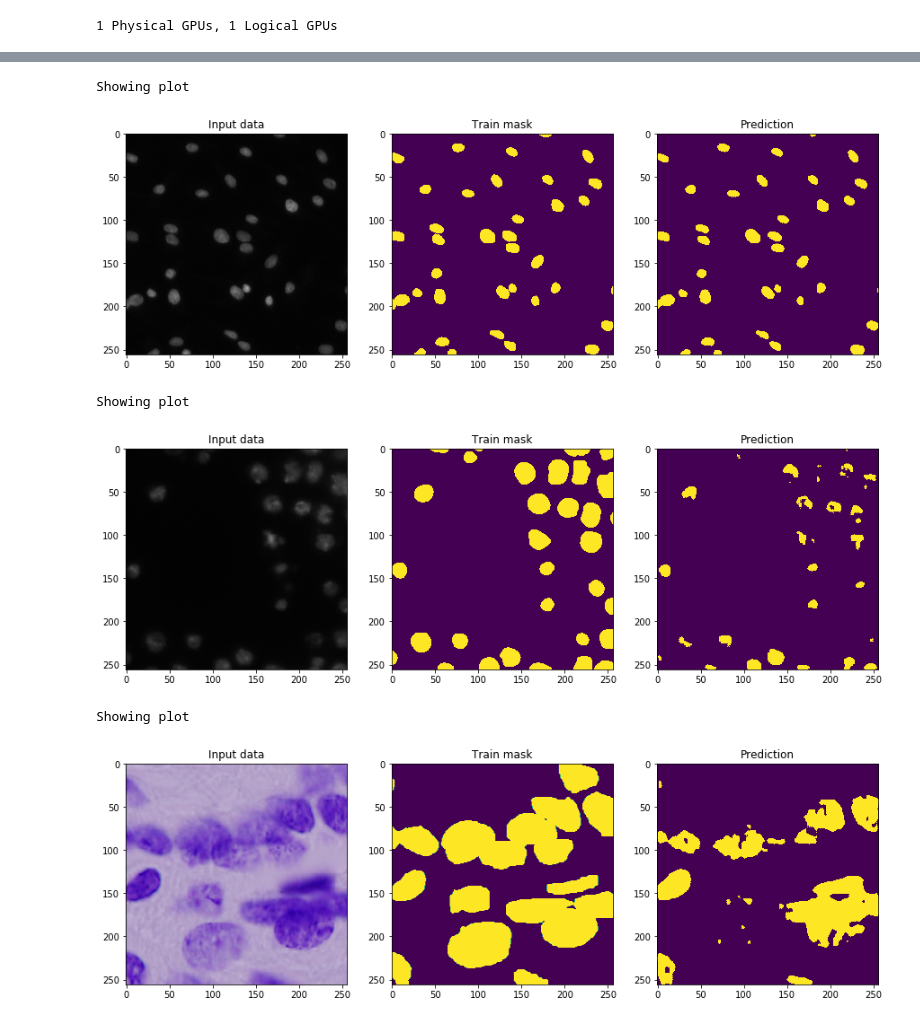
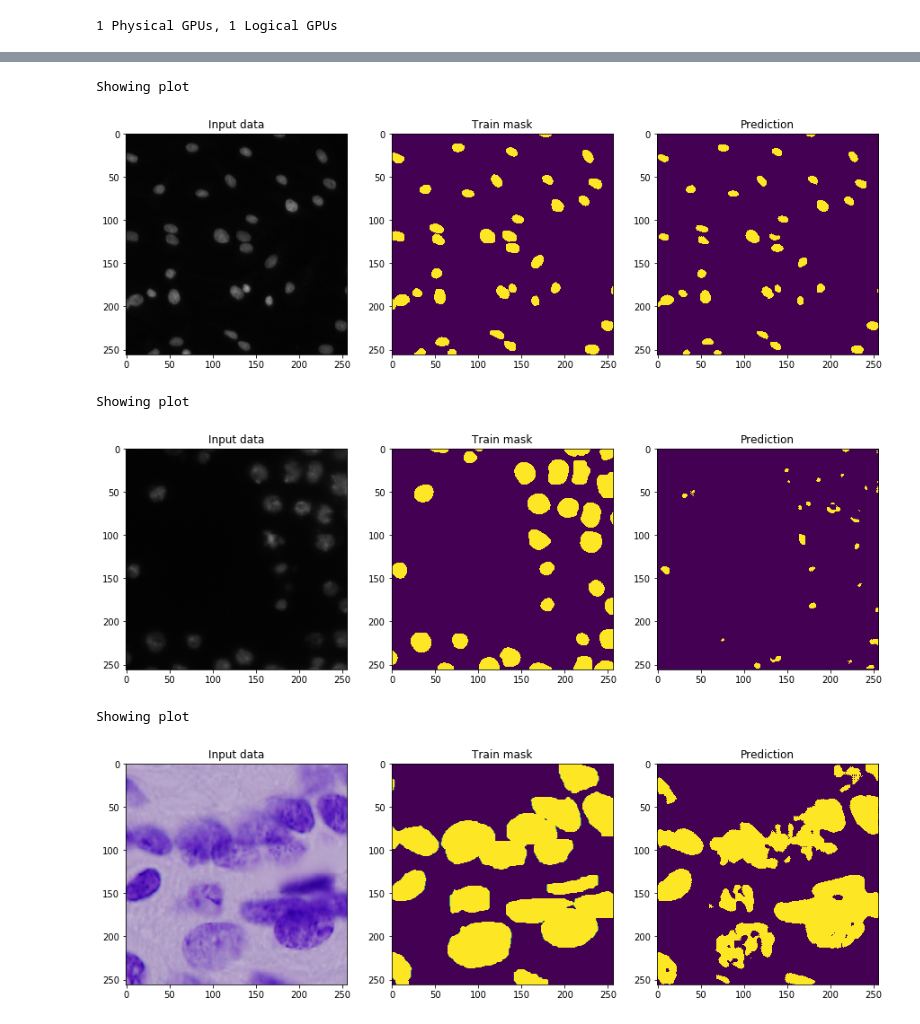
Before and after one commit to JakobGM/project-thesis, a Jupyter notebook: notebooks/unet.ipynb, the cells around one changed output, grey strips where cells are left out. Saved outputs shown, nothing was run; the diff lists cells and outputs as text; code cells hidden in the pictures.

Commit message:
data: Reflect data changes in notebook

```diff
--- a/notebooks/unet.ipynb
+++ b/notebooks/unet.ipynb
@@ -76,15 +80,16 @@ Showing plot
 # %%
 train_prediction = model.predict(train)
 # %%
+test = Dataset(batch_size=5, directory=Path("/code/data/nuclei/test"), with_mask=False)
 for index in range(0, 3):
     train.display(index=index, prediction=train_prediction[index])
 # %% [output]
 Showing plot
 [figure]
 Showing plot
-[figure, old version]
+[figure, new version]
 Showing plot
-[figure, old version]
+[figure, new version]
 # %%
 import skimage
 
```
Also changed, not shown: parts of 6 cells of this notebook, 1 other file.
